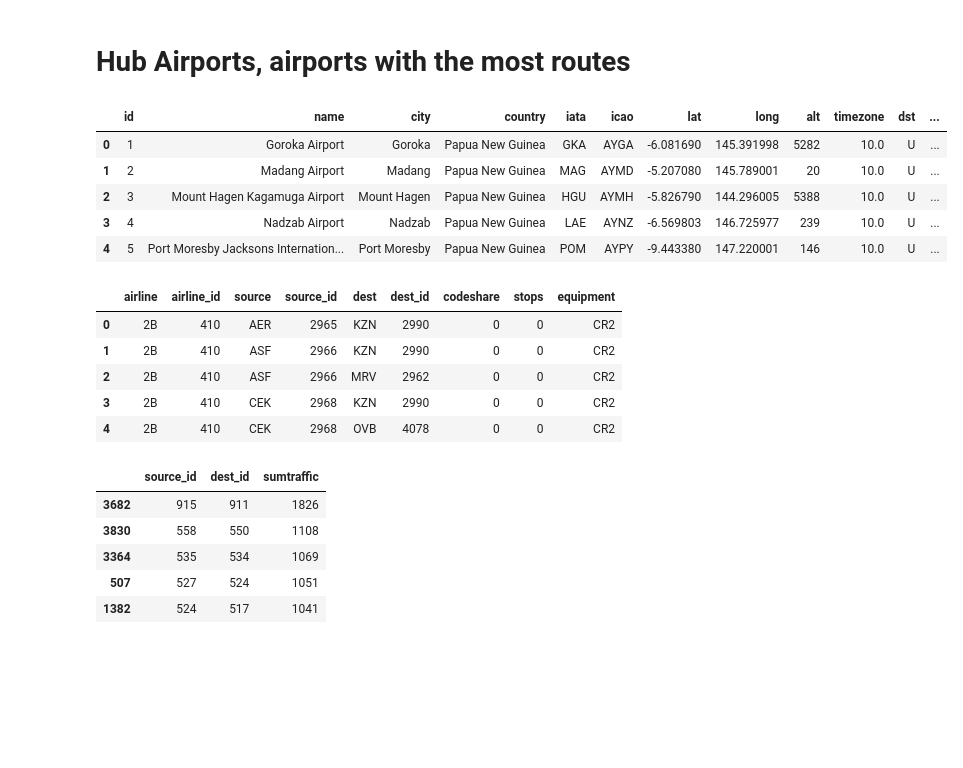
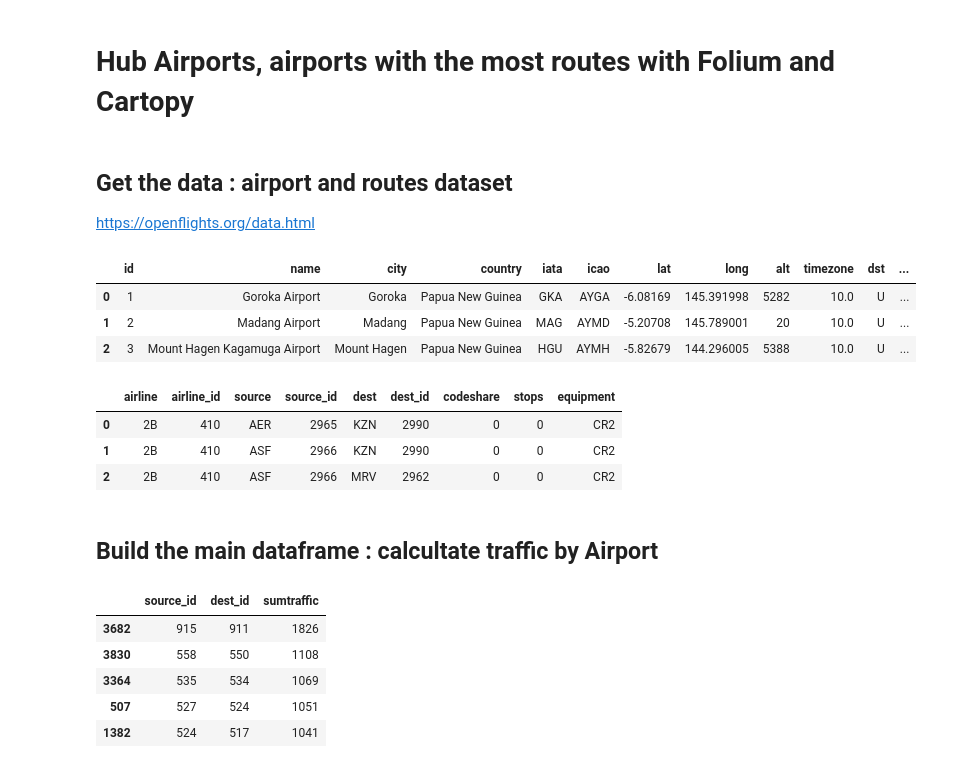
Before and after one commit to Rhizome23/aircraft-project, a Jupyter notebook: Airport_routes.ipynb, the cells around one changed output. Drawn from its saved outputs; the diff is of its cells as text; code cells hidden in the pictures; blank space fills up the shorter version.

```diff
--- a/airport_number_routes.ipynb
+++ b/Airport_routes.ipynb
@@ -1,5 +1,5 @@
 # %% [markdown]
-#  Hub Airports, airports with the most routes
+#  Hub Airports, airports with the most routes with Folium and Cartopy
 # %%
 import pandas as pd
 import numpy as np
@@ -14,27 +17,29 @@ import matplotlib.pyplot as plt
+# %% [markdown]
+## Get the data : airport and routes dataset
+
+https://openflights.org/data.html
 # %%
 names = ('id,name,city,country,iata,icao,lat,long,alt,timezone,dst,tz,type,source').split(',')
 airports = pd.read_csv("data/airports.dat", header= None, names=names,  na_values='\\N')
 airports.id = airports.id.astype(str)
-airports.head()
+airports.head(3)
 # %% [output]
 |  | id | name | city | country | iata | icao | lat | long | alt | timezone | dst | ... |
-| 0 | 1 | Goroka Airport | Goroka | Papua New Guinea | GKA | AYGA | -6.081690 | 145.391998 | 5282 | 10.0 | U | ... |
-| 1 | 2 | Madang Airport | Madang | Papua New Guinea | MAG | AYMD | -5.207080 | 145.789001 | 20 | 10.0 | U | ... |
-| 2 | 3 | Mount Hagen Kagamuga Airport | Mount Hagen | Papua New Guinea | HGU | AYMH | -5.826790 | 144.296005 | 5388 | 10.0 | U | ... |
-| 3 | 4 | Nadzab Airport | Nadzab | Papua New Guinea | LAE | AYNZ | -6.569803 | 146.725977 | 239 | 10.0 | U | ... |
-| 4 | 5 | Port Moresby Jacksons Internation... | Port Moresby | Papua New Guinea | POM | AYPY | -9.443380 | 147.220001 | 146 | 10.0 | U | ... |
+| 0 | 1 | Goroka Airport | Goroka | Papua New Guinea | GKA | AYGA | -6.08169 | 145.391998 | 5282 | 10.0 | U | ... |
+| 1 | 2 | Madang Airport | Madang | Papua New Guinea | MAG | AYMD | -5.20708 | 145.789001 | 20 | 10.0 | U | ... |
+| 2 | 3 | Mount Hagen Kagamuga Airport | Mount Hagen | Papua New Guinea | HGU | AYMH | -5.82679 | 144.296005 | 5388 | 10.0 | U | ... |
 # %%
 names = ('airline,airline_id,source,source_id,dest,dest_id,codeshare,stops,equipment').split(',')
 routes = pd.read_csv("data/routes.dat", names=names, header=None)
 routes = routes.fillna(0)
-routes.head()
+routes.head(3)
 # %% [output]
 |  | airline | airline_id | source | source_id | dest | dest_id | codeshare | stops | equipment |
 | 0 | 2B | 410 | AER | 2965 | KZN | 2990 | 0 | 0 | CR2 |
 | 1 | 2B | 410 | ASF | 2966 | KZN | 2990 | 0 | 0 | CR2 |
 | 2 | 2B | 410 | ASF | 2966 | MRV | 2962 | 0 | 0 | CR2 |
-| 3 | 2B | 410 | CEK | 2968 | KZN | 2990 | 0 | 0 | CR2 |
-| 4 | 2B | 410 | CEK | 2968 | OVB | 4078 | 0 | 0 | CR2 |
+# %% [markdown]
+## Build the main dataframe : calcultate  traffic by Airport
 # %%
 airport_source = routes['source_id'].value_counts()
 airport_dest = routes['dest_id'].value_counts()
```
Also changed, not shown: parts of 10 cells of this notebook, 2 other files.
